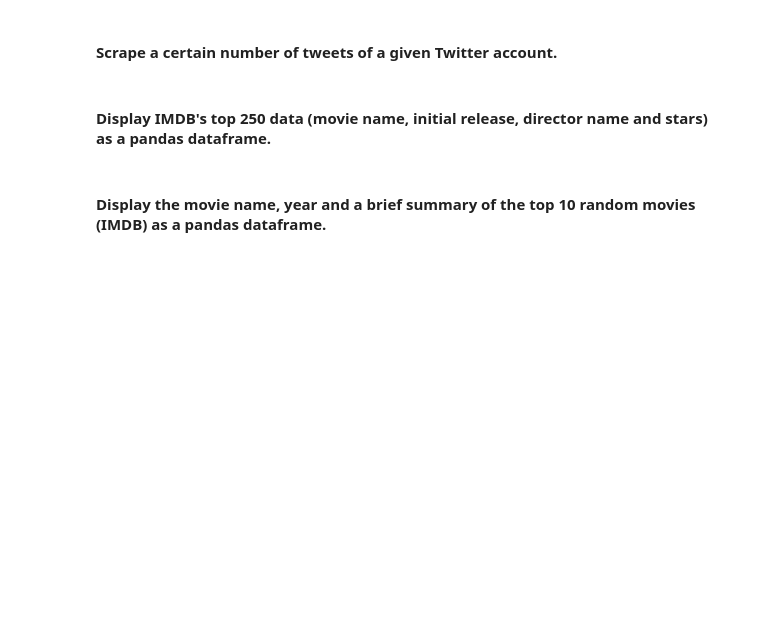
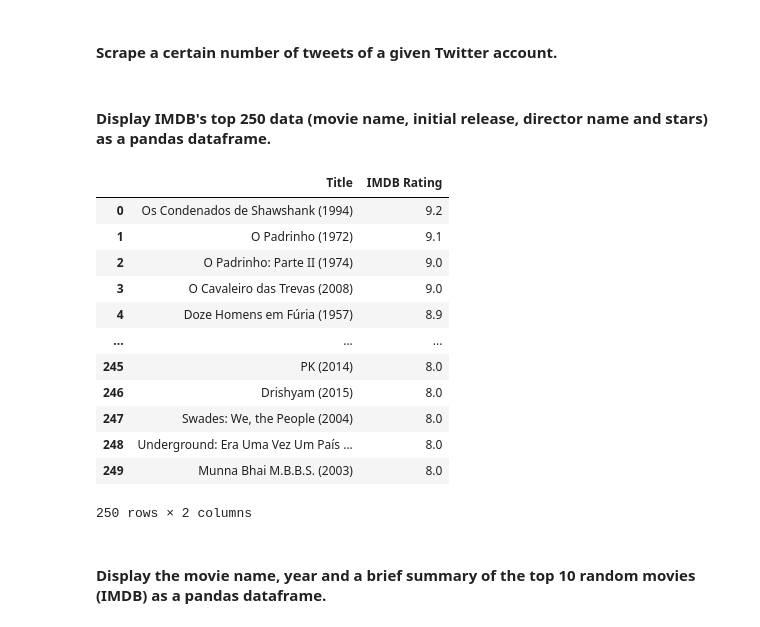
Before and after one commit to ta-data-lis/lab-web-scraping, a Jupyter notebook: your-code/main.ipynb, the cells around one changed output. Drawn from its saved outputs; the diff is of its cells as text; code cells hidden in the pictures; blank space fills up the shorter version.

```diff
--- a/your-code/main.ipynb
+++ b/your-code/main.ipynb
@@ -168,3 +366,33 @@ url = 'https://www.imdb.com/chart/top'
+# %%
+response = requests.get(url)
+
+soup = BeautifulSoup(response.content, 'lxml')
+
+title = table.find_all('td',attrs = {'class': 'titleColumn'})
+rating = table.find_all('td',attrs = {'class': 'imdbRating'})
+col_names = ['Title', 'IMDB Rating']
+
+titles = [row.text[13:].strip().replace('\n', ' ') for row in title]
+ratings = [rat.text.strip('\n') for rat in rating]
+titles_ratings = [[title, rating] for title, rating in zip(titles, ratings) ]
+
+df = pd.DataFrame(titles_ratings, columns = col_names)[:250]
+df
+#QUES - don't know where to take the rest of the information from
+# %% [output]
+|  | Title | IMDB Rating |
+| 0 | Os Condenados de Shawshank (1994) | 9.2 |
+| 1 | O Padrinho (1972) | 9.1 |
+| 2 | O Padrinho: Parte II (1974) | 9.0 |
+| 3 | O Cavaleiro das Trevas (2008) | 9.0 |
+| 4 | Doze Homens em Fúria (1957) | 8.9 |
+| ... | ... | ... |
+| 245 | PK (2014) | 8.0 |
+| 246 | Drishyam (2015) | 8.0 |
+| 247 | Swades: We, the People (2004) | 8.0 |
+| 248 | Underground: Era Uma Vez Um País ... | 8.0 |
+| 249 | Munna Bhai M.B.B.S. (2003) | 8.0 |
+250 rows × 2 columns
 # %% [markdown]
 #### Display the movie name, year and a brief summary of the top 10 random movies (IMDB) as a pandas dataframe.
 # %%
```
Also changed, not shown: parts of 39 cells of this notebook, 1 other file.
